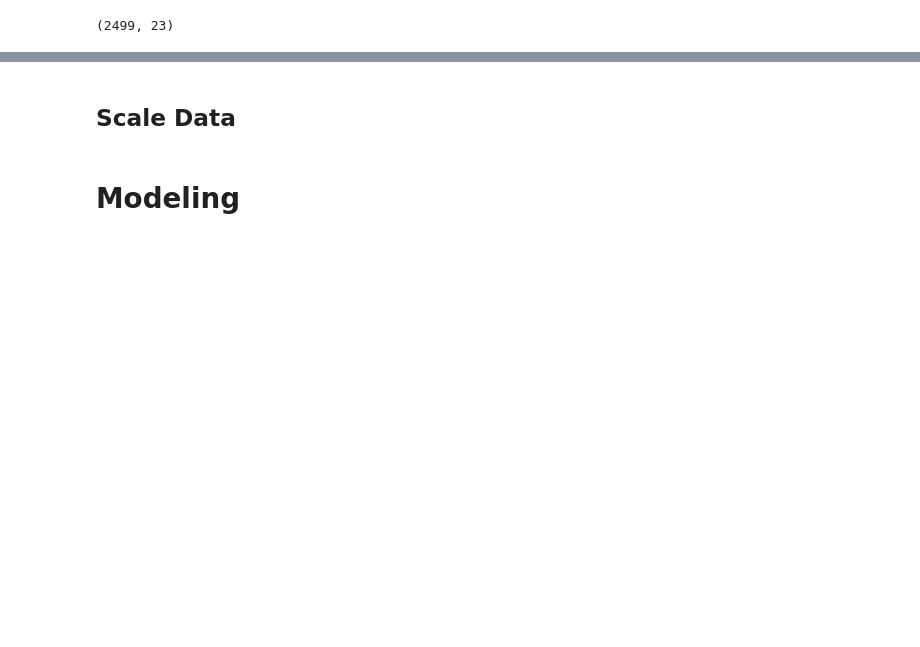
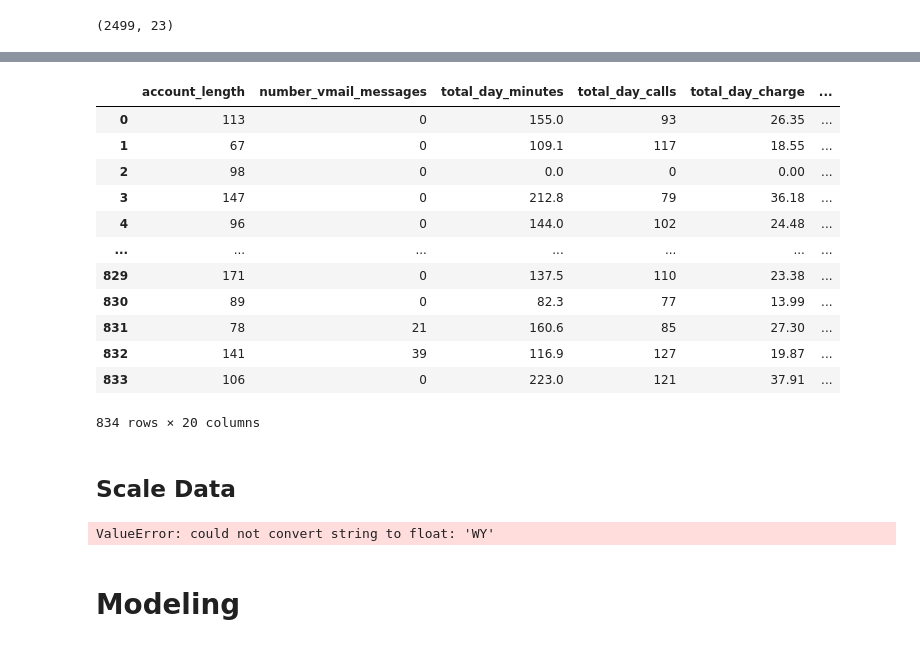
Before and after one commit to jmg0144/Customer-Churn-Classification-Analysis, a Jupyter notebook: phase-3-project.ipynb, the cells around one changed output, grey strips where cells are left out. Drawn from its saved outputs; the diff is of its cells as text; code cells hidden in the pictures; blank space fills up the shorter version.

```diff
--- a/phase-3-project.ipynb
+++ b/phase-3-project.ipynb
@@ -532,3 +459,9 @@ X_train_3.head()
 | 3 | RI | 180 | no | no | 0 | 143.3 | ... |
 | 4 | OR | 112 | no | no | 0 | 206.2 | ... |
 5 rows × 23 columns
+# %%
+X_test_3 = pd.concat(
+    [X_test.reset_index(drop=True),
+     pd.DataFrame(X_test_ohe).reset_index(drop=True)],
+    axis=1)
+X_test_3.head()
@@ -556,11 +501,29 @@ X_train_3.drop(['international_plan', 'voice_mail_plan'], axis=1)
+# %%
+X_test_3.drop(['state', 'voice_mail_plan', 'international_plan'], axis=1)
+# %% [output]
+|  | account_length | number_vmail_messages | total_day_minutes | total_day_calls | total_day_charge | ... |
+| 0 | 113 | 0 | 155.0 | 93 | 26.35 | ... |
+| 1 | 67 | 0 | 109.1 | 117 | 18.55 | ... |
+| 2 | 98 | 0 | 0.0 | 0 | 0.00 | ... |
+| 3 | 147 | 0 | 212.8 | 79 | 36.18 | ... |
+| 4 | 96 | 0 | 144.0 | 102 | 24.48 | ... |
+| ... | ... | ... | ... | ... | ... | ... |
+| 829 | 171 | 0 | 137.5 | 110 | 23.38 | ... |
+| 830 | 89 | 0 | 82.3 | 77 | 13.99 | ... |
+| 831 | 78 | 21 | 160.6 | 85 | 27.30 | ... |
+| 832 | 141 | 39 | 116.9 | 127 | 19.87 | ... |
+| 833 | 106 | 0 | 223.0 | 121 | 37.91 | ... |
+834 rows × 20 columns
 # %% [markdown]
 ## Scale Data
 # %%
 scaler = StandardScaler()
-scaler.fit(X_train_ohe)
+scaler.fit(X_train_3)
 
 X_train_scaled = scaler.transform(X_train_3)
-X_test_scaled = scaler.transform()
+X_test_scaled = scaler.transform(X_test_3)
+# %% [output]
+ValueError: could not convert string to float: 'WY'
 # %% [markdown]
 # Modeling
 # %% [markdown]
```
Also changed, not shown: parts of 58 cells of this notebook.
